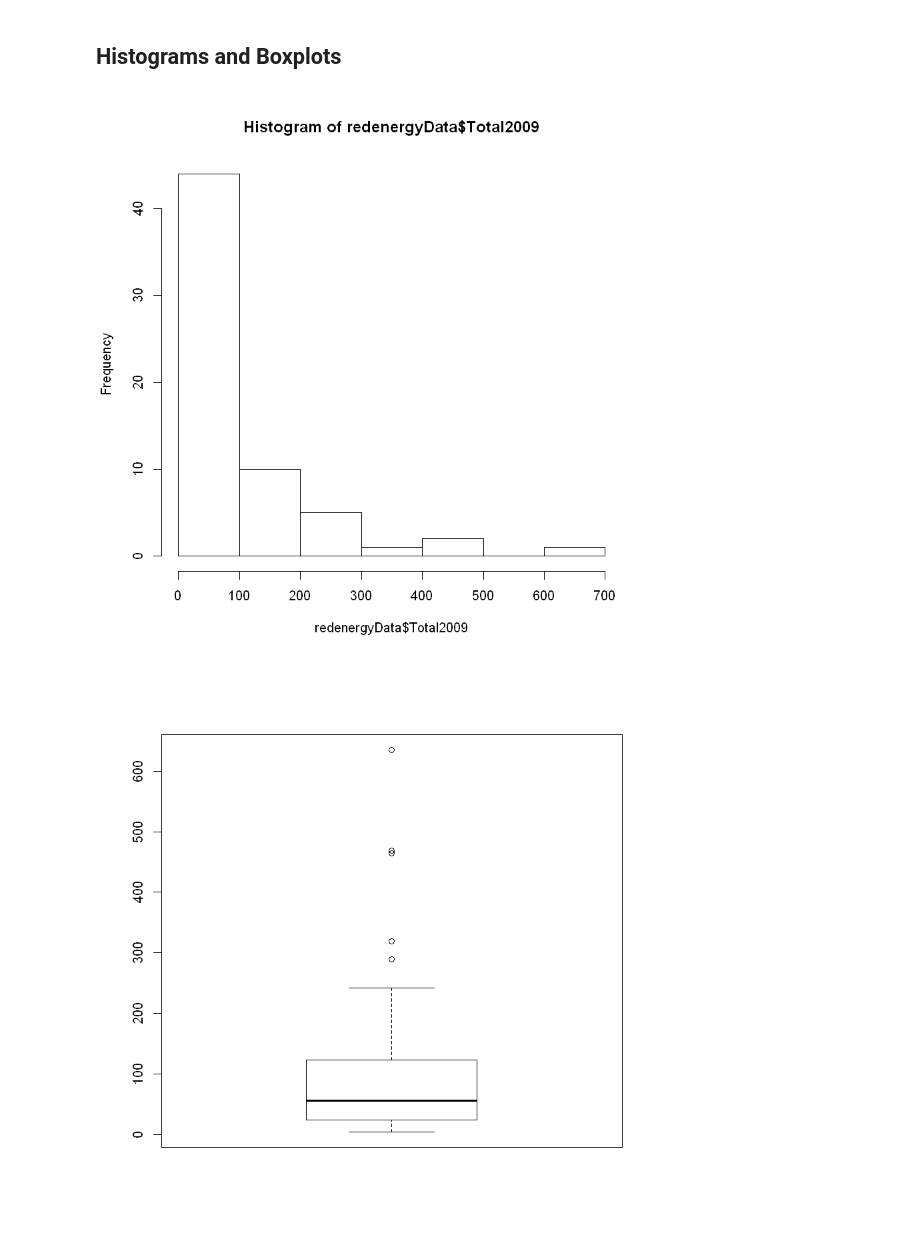
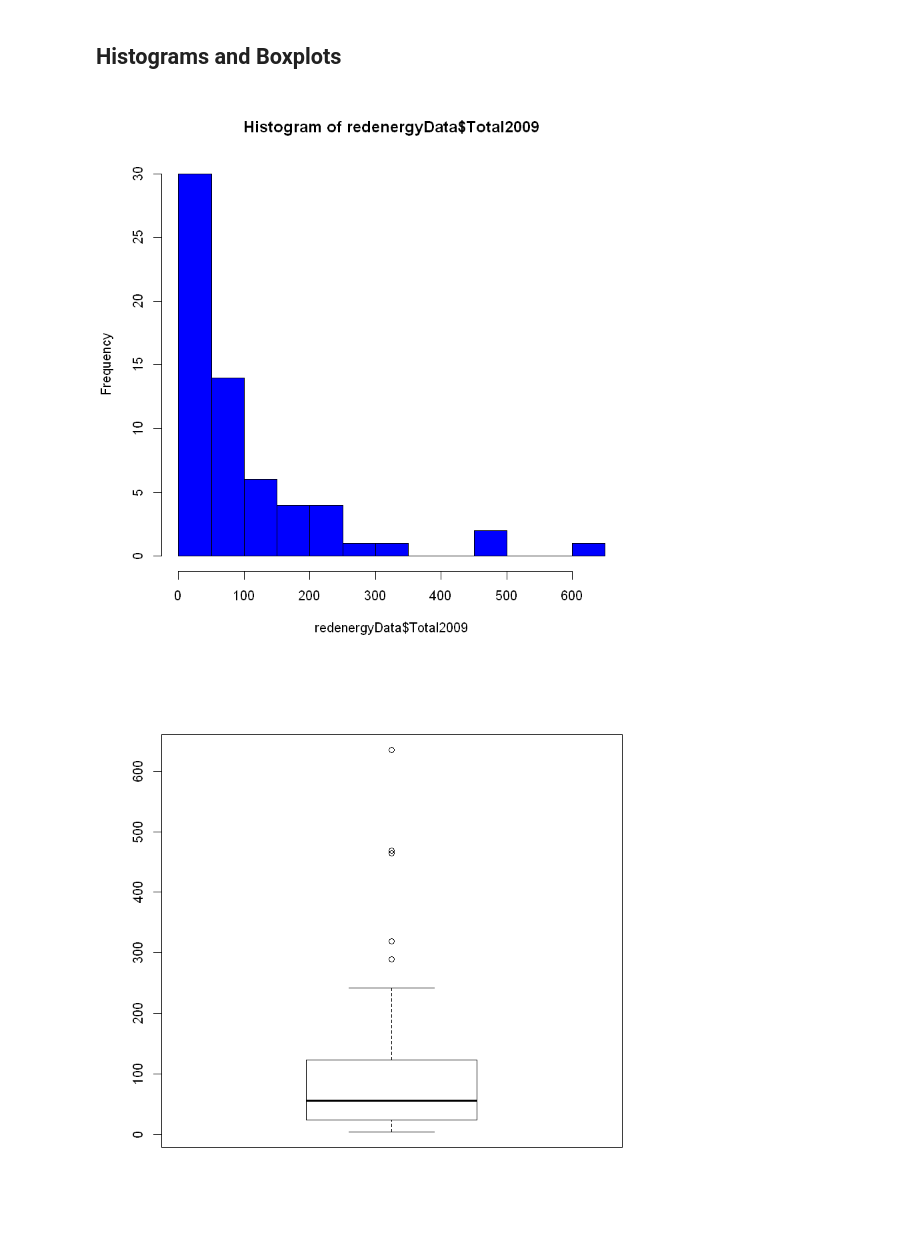
Before and after one commit to Mirza0602/Python, a Jupyter notebook: R/Lecture/01Basics/04Visualisation.ipynb, the cells around one changed output. Cells and saved outputs as stored; diff of their text form; code cells hidden in the pictures.

```diff
--- a/R/Lecture/01Basics/04Visualisation.ipynb
+++ b/R/Lecture/01Basics/04Visualisation.ipynb
@@ -127,9 +128,9 @@ The graph can also be saved in other formats, by using e.g. *png(), jpeg(), tiff
 # %% [markdown]
 ## Histograms and Boxplots
 # %%
-hist(redenergyData$Total2009)
+hist(redenergyData$Total2009,freq = TRUE,breaks=12,col="blue")
 # %% [output]
-[figure, old version]
+[figure, new version]
 # %%
 boxplot(redenergyData$Total2009)
 # %% [output]
```
Also changed, not shown: parts of 5 cells of this notebook.
